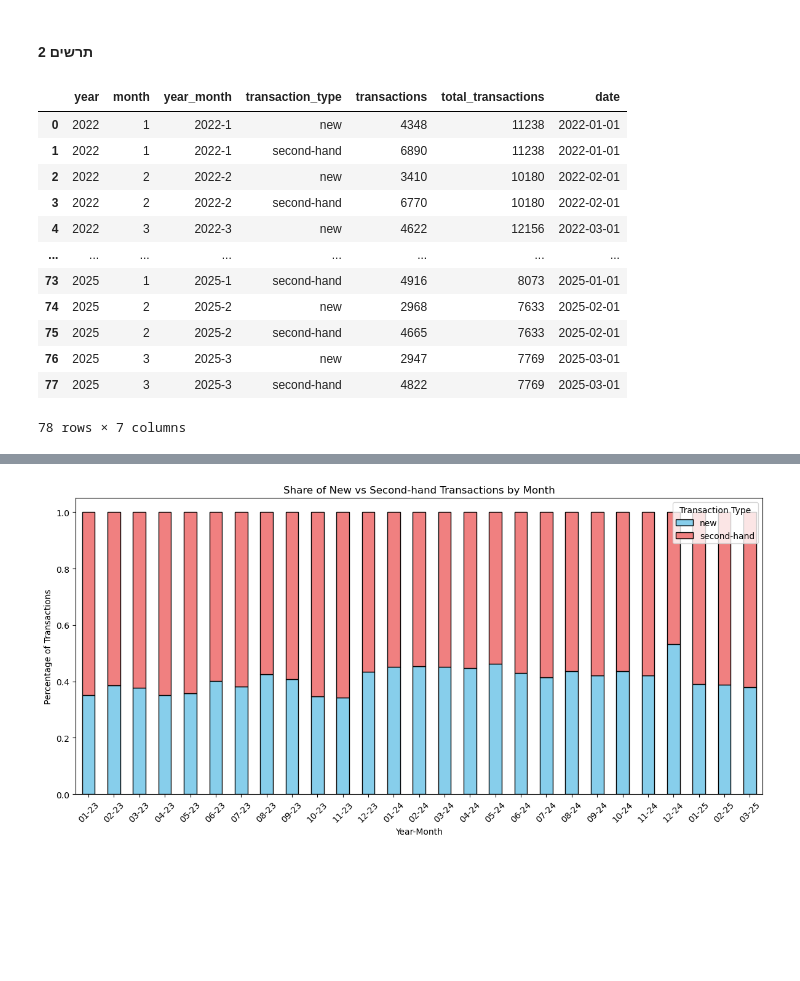
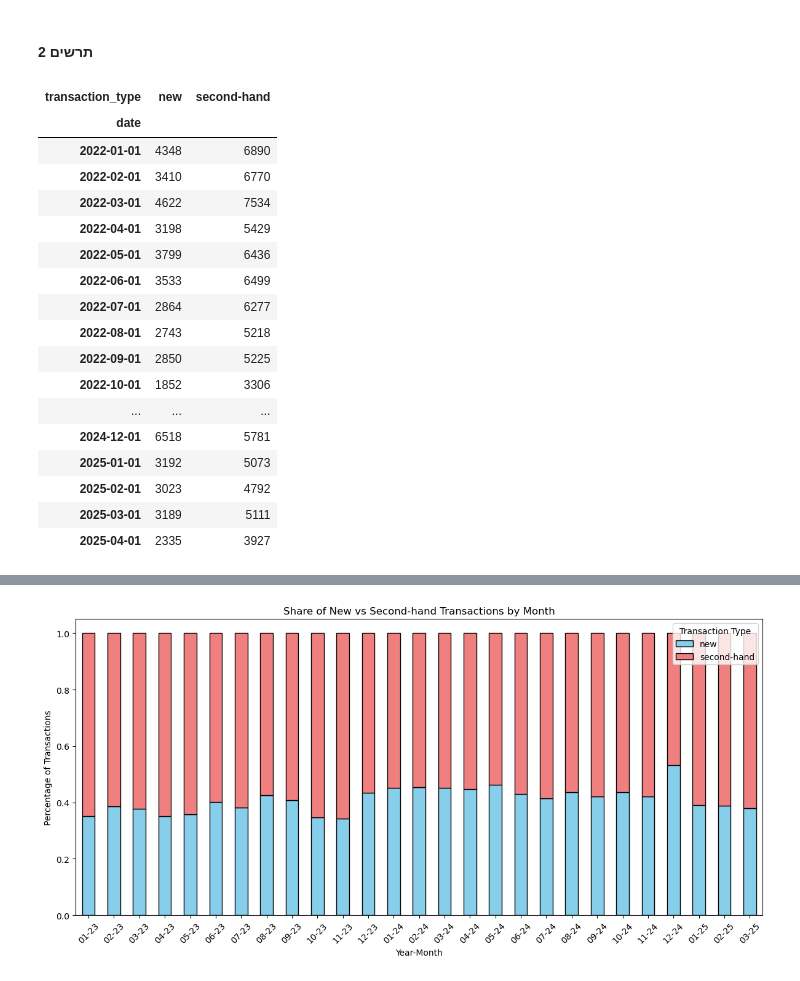
Before and after one commit to Saarp84/portfolio, a Jupyter notebook: Nadlan/nadlaning.ipynb, the cells around one changed output, grey strips where cells are left out. Cells and saved outputs as stored; diff of their text form; code cells hidden in the pictures; blank space fills up the shorter version.

```diff
--- a/Nadlan/nadlaning.ipynb
+++ b/Nadlan/nadlaning.ipynb
@@ -454,21 +539,26 @@ pivot_df = df.pivot_table(index='date',
 pivot_df = pivot_df.sort_index()
 # %%
 # df = df.iloc[6:]
-df
+pivot_df
 # %% [output]
-|  | year | month | year_month | transaction_type | transactions | total_transactions | date |
-| 0 | 2022 | 1 | 2022-1 | new | 4348 | 11238 | 2022-01-01 |
-| 1 | 2022 | 1 | 2022-1 | second-hand | 6890 | 11238 | 2022-01-01 |
-| 2 | 2022 | 2 | 2022-2 | new | 3410 | 10180 | 2022-02-01 |
-| 3 | 2022 | 2 | 2022-2 | second-hand | 6770 | 10180 | 2022-02-01 |
-| 4 | 2022 | 3 | 2022-3 | new | 4622 | 12156 | 2022-03-01 |
-| ... | ... | ... | ... | ... | ... | ... | ... |
-| 73 | 2025 | 1 | 2025-1 | second-hand | 4916 | 8073 | 2025-01-01 |
-| 74 | 2025 | 2 | 2025-2 | new | 2968 | 7633 | 2025-02-01 |
-| 75 | 2025 | 2 | 2025-2 | second-hand | 4665 | 7633 | 2025-02-01 |
-| 76 | 2025 | 3 | 2025-3 | new | 2947 | 7769 | 2025-03-01 |
-| 77 | 2025 | 3 | 2025-3 | second-hand | 4822 | 7769 | 2025-03-01 |
+| transaction_type | new | second-hand |
+| date |  |  |
+| 2022-01-01 | 4348 | 6890 |
+| 2022-02-01 | 3410 | 6770 |
+| 2022-03-01 | 4622 | 7534 |
+| 2022-04-01 | 3198 | 5429 |
+| 2022-05-01 | 3799 | 6436 |
+| 2022-06-01 | 3533 | 6499 |
+| 2022-07-01 | 2864 | 6277 |
+| 2022-08-01 | 2743 | 5218 |
+| 2022-09-01 | 2850 | 5225 |
+| 2022-10-01 | 1852 | 3306 |
+| ... | ... | ... |
+| 2024-12-01 | 6518 | 5781 |
+| 2025-01-01 | 3192 | 5073 |
+| 2025-02-01 | 3023 | 4792 |
+| 2025-03-01 | 3189 | 5111 |
+| 2025-04-01 | 2335 | 3927 |
-78 rows × 7 columns
 # %%
 
 
```
Also changed, not shown: parts of 9 cells of this notebook.
